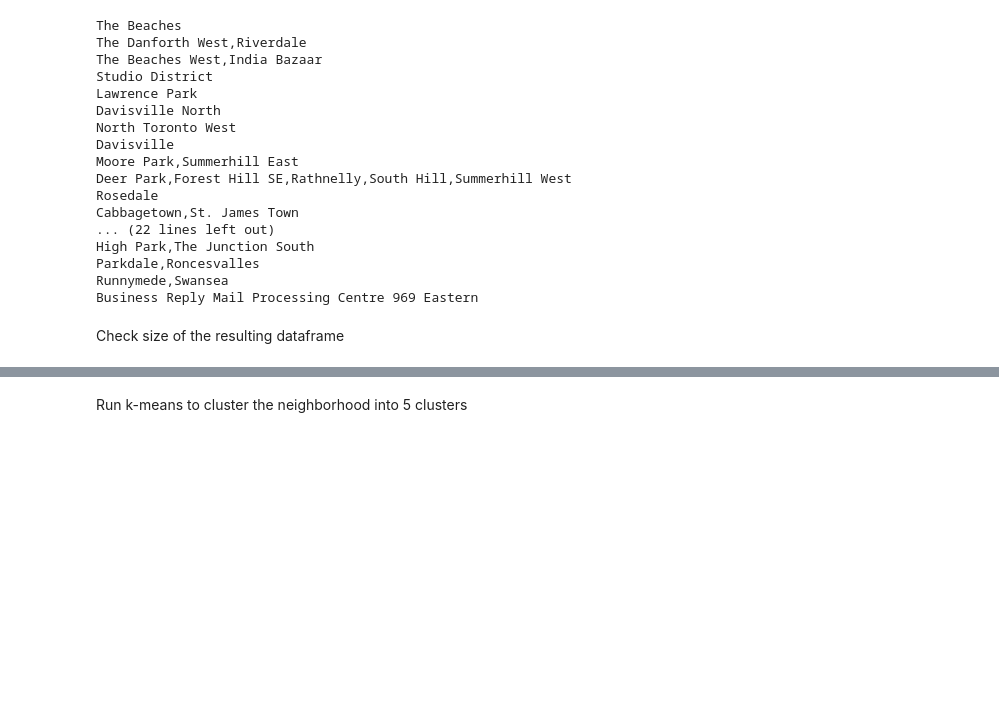
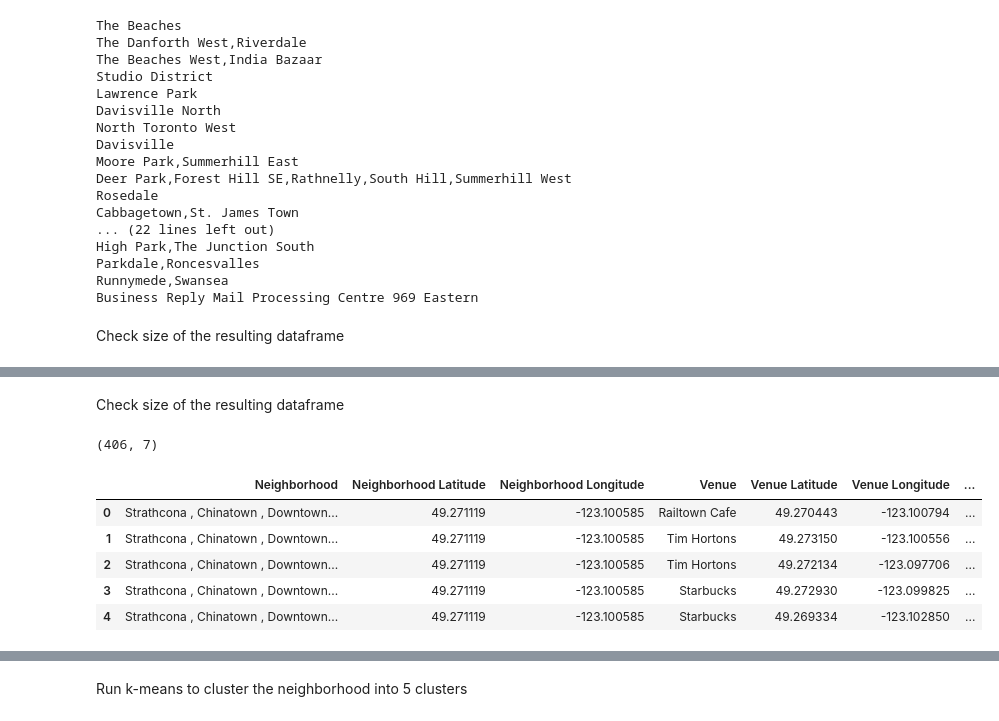
Before and after one commit to dkhlv/Coursera_Capstone, a Jupyter notebook: Capstone-Project/coffee-shop-comparison.ipynb, the cells around one changed output, grey strips where cells are left out. Cells and saved outputs as stored; diff of their text form; code cells hidden in the pictures; blank space fills up the shorter version.

```diff
--- a/Capstone-Project/coffee-shop-comparison.ipynb
+++ b/Capstone-Project/coffee-shop-comparison.ipynb
@@ -506,0 +408,13 @@ neighborhoods_venues_sorted.head()
+# %% [markdown]
+Check size of the resulting dataframe
+# %%
+print(vancouver_coffee_shops.shape)
+vancouver_coffee_shops.head()
+# %% [output]
+(406, 7)
+|  | Neighborhood | Neighborhood Latitude | Neighborhood Longitude | Venue | Venue Latitude | Venue Longitude | ... |
+| 0 | Strathcona , Chinatown , Downtown... | 49.271119 | -123.100585 | Railtown Cafe | 49.270443 | -123.100794 | ... |
+| 1 | Strathcona , Chinatown , Downtown... | 49.271119 | -123.100585 | Tim Hortons | 49.273150 | -123.100556 | ... |
+| 2 | Strathcona , Chinatown , Downtown... | 49.271119 | -123.100585 | Tim Hortons | 49.272134 | -123.097706 | ... |
+| 3 | Strathcona , Chinatown , Downtown... | 49.271119 | -123.100585 | Starbucks | 49.272930 | -123.099825 | ... |
+| 4 | Strathcona , Chinatown , Downtown... | 49.271119 | -123.100585 | Starbucks | 49.269334 | -123.102850 | ... |
```
Also changed, not shown: parts of 46 cells of this notebook, 1 other file.
